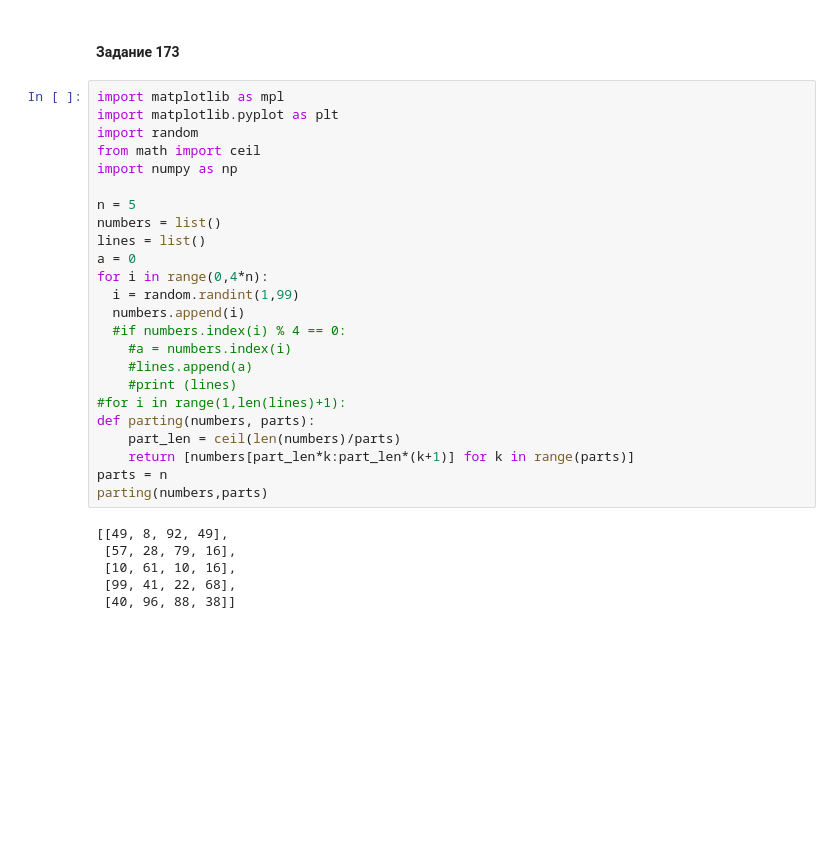
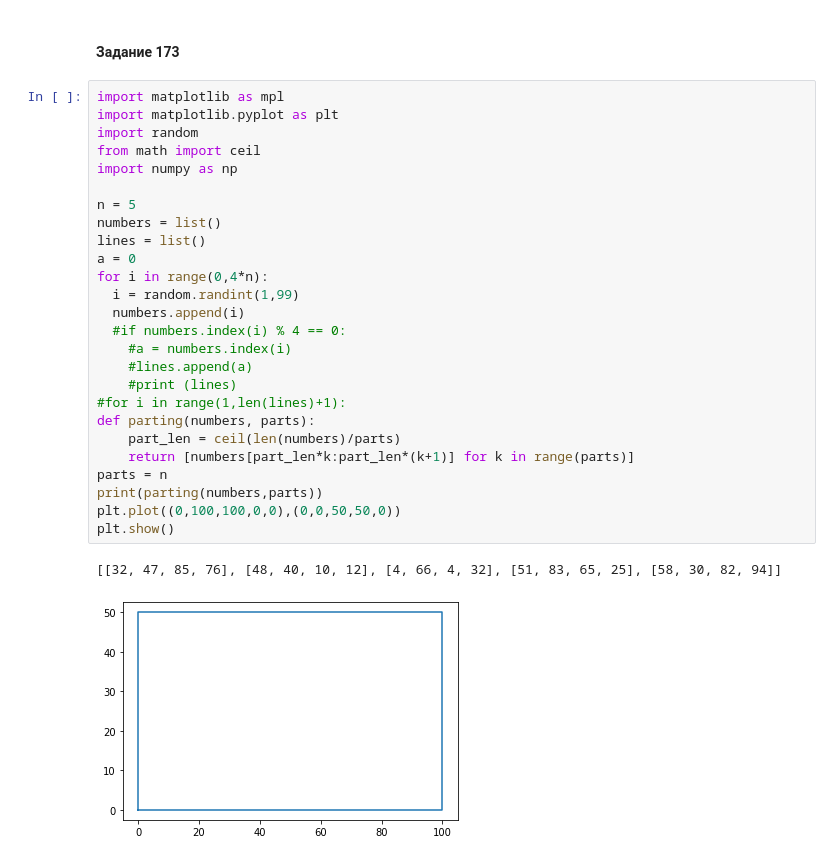
Before and after one commit to Genore/py_work, a Jupyter notebook: ans.ipynb, the cells around one changed output. Saved outputs shown, nothing was run; the diff lists cells and outputs as text; blank space fills up the shorter version.

```diff
--- a/ans.ipynb
+++ b/ans.ipynb
@@ -366,30 +366,29 @@ print(tm2)
 # %%
 import matplotlib as mpl
 import matplotlib.pyplot as plt
 import random
 from math import ceil
 import numpy as np
 
 n = 5
 numbers = list()
 lines = list()
 a = 0
 for i in range(0,4*n):
   i = random.randint(1,99)
   numbers.append(i)
   #if numbers.index(i) % 4 == 0:
     #a = numbers.index(i)
     #lines.append(a)
     #print (lines)
 #for i in range(1,len(lines)+1):
 def parting(numbers, parts):
     part_len = ceil(len(numbers)/parts)
     return [numbers[part_len*k:part_len*(k+1)] for k in range(parts)]
 parts = n
-parting(numbers,parts)
+print(parting(numbers,parts))
+plt.plot((0,100,100,0,0),(0,0,50,50,0))
+plt.show()
 # %% [output]
-[[49, 8, 92, 49],
- [57, 28, 79, 16],
- [10, 61, 10, 16],
- [99, 41, 22, 68],
- [40, 96, 88, 38]]
+[[32, 47, 85, 76], [48, 40, 10, 12], [4, 66, 4, 32], [51, 83, 65, 25], [58, 30, 82, 94]]
+[figure, added]
```
Also changed, not shown: parts of 1 cell of this notebook.
